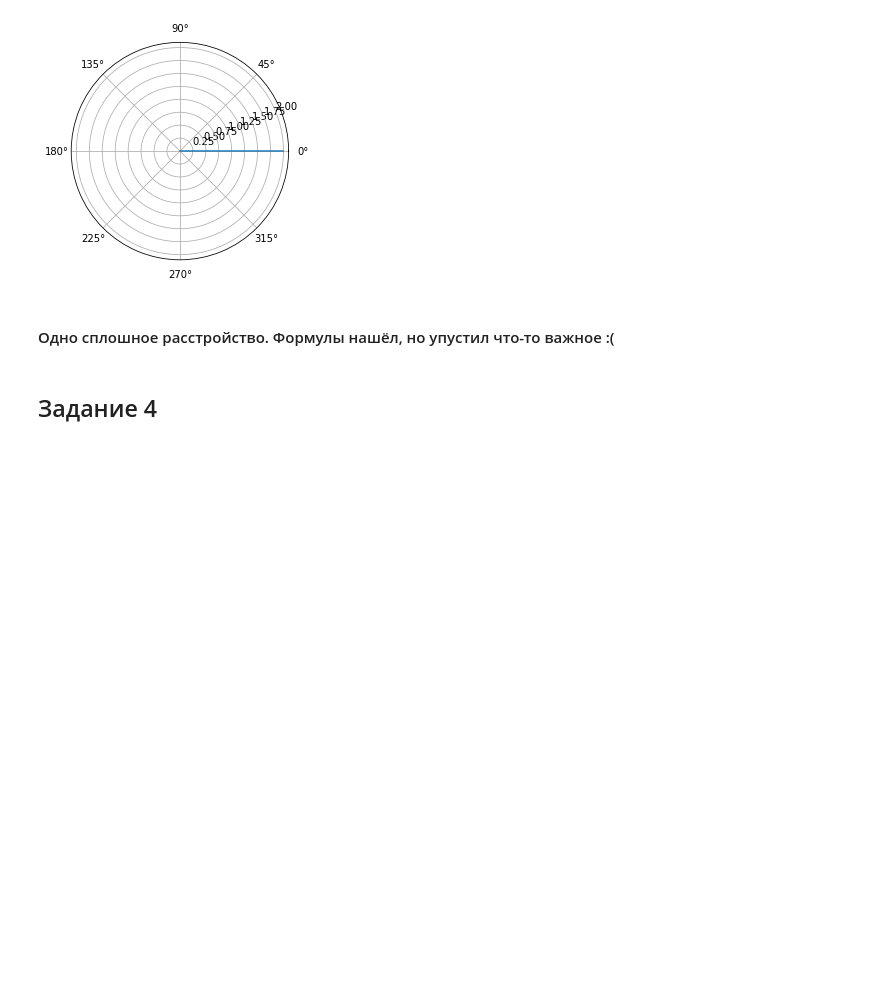
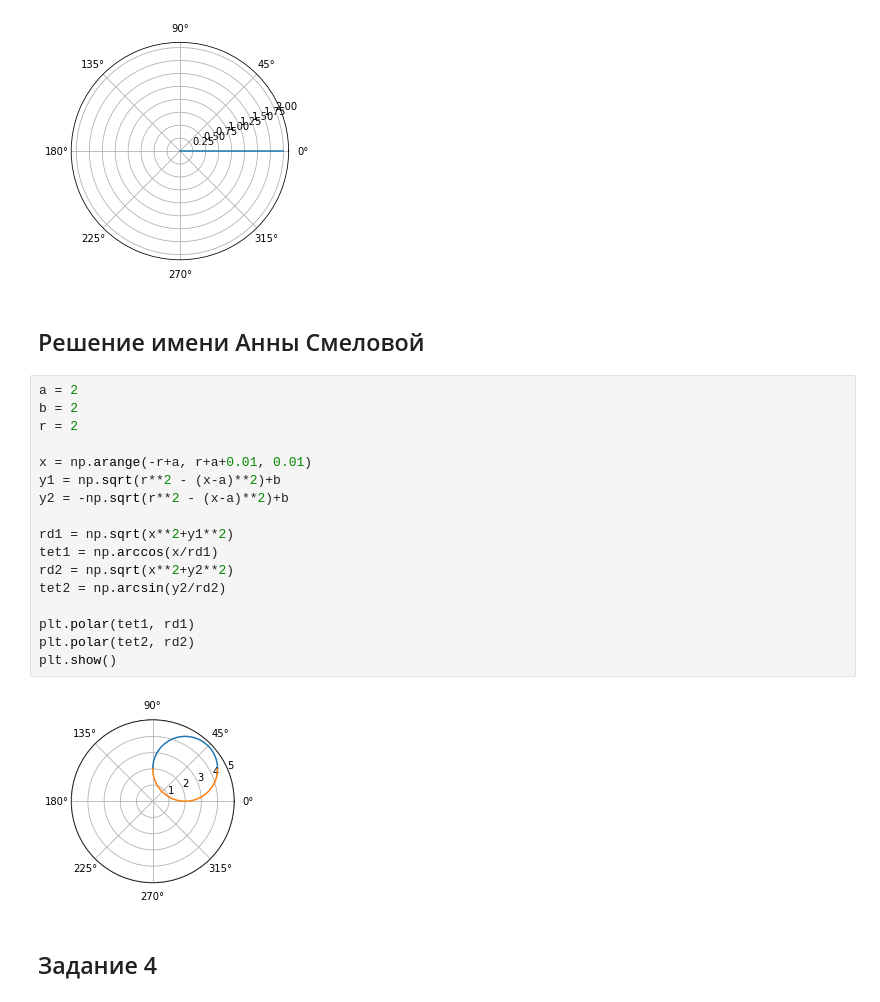
Before and after one commit to VitalyGladyshev/Math_Ess, a Jupyter notebook: ДЗ_03_ГладышевВВ.ipynb, the cells around one changed output. Cells and saved outputs as stored; diff of their text form; blank space fills up the shorter version.

Commit message:
Добавил окружность в полярных координатах по способу Анны Смеловой

```diff
--- a/ДЗ_03_ГладышевВВ.ipynb
+++ b/ДЗ_03_ГладышевВВ.ipynb
@@ -314,8 +314,27 @@ plt.polar(a, r)
 plt.show()
 # %% [output]
 [figure]
-# %% [markdown]
-#### Одно сплошное расстройство. Формулы нашёл, но упустил что-то важное :(
+# %% [markdown]
+## Решение имени Анны Смеловой
+# %%
+a = 2
+b = 2
+r = 2
+
+x = np.arange(-r+a, r+a+0.01, 0.01)
+y1 = np.sqrt(r**2 - (x-a)**2)+b
+y2 = -np.sqrt(r**2 - (x-a)**2)+b
+
+rd1 = np.sqrt(x**2+y1**2)
+tet1 = np.arccos(x/rd1)
+rd2 = np.sqrt(x**2+y2**2)
+tet2 = np.arcsin(y2/rd2)
+
+plt.polar(tet1, rd1)
+plt.polar(tet2, rd2)
+plt.show()
+# %% [output]
+[figure, added]
 # %% [markdown]
 ## Задание 4
 # %% [markdown]
```
Also changed, not shown: parts of 4 cells of this notebook.
